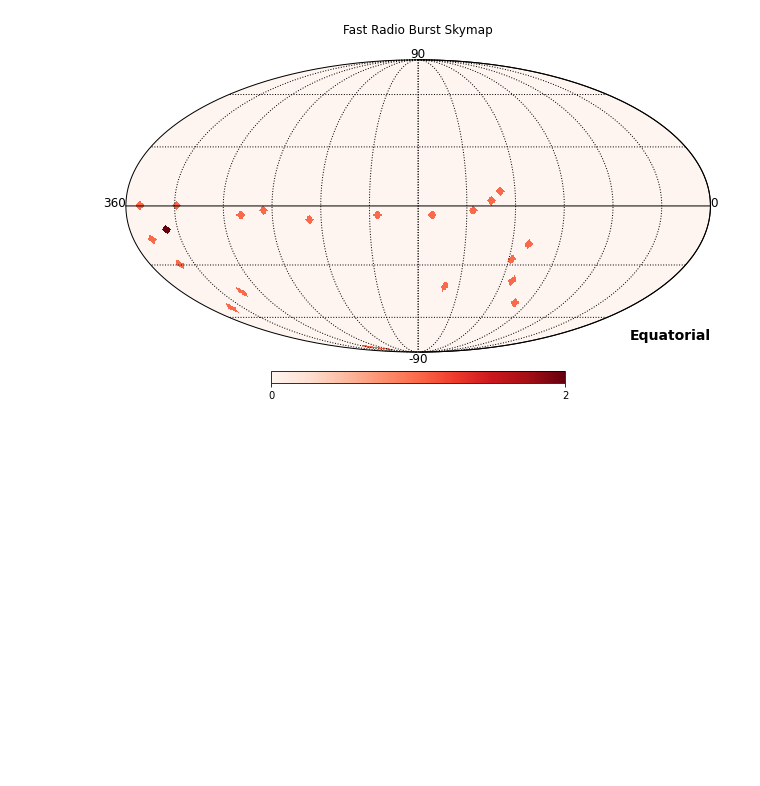
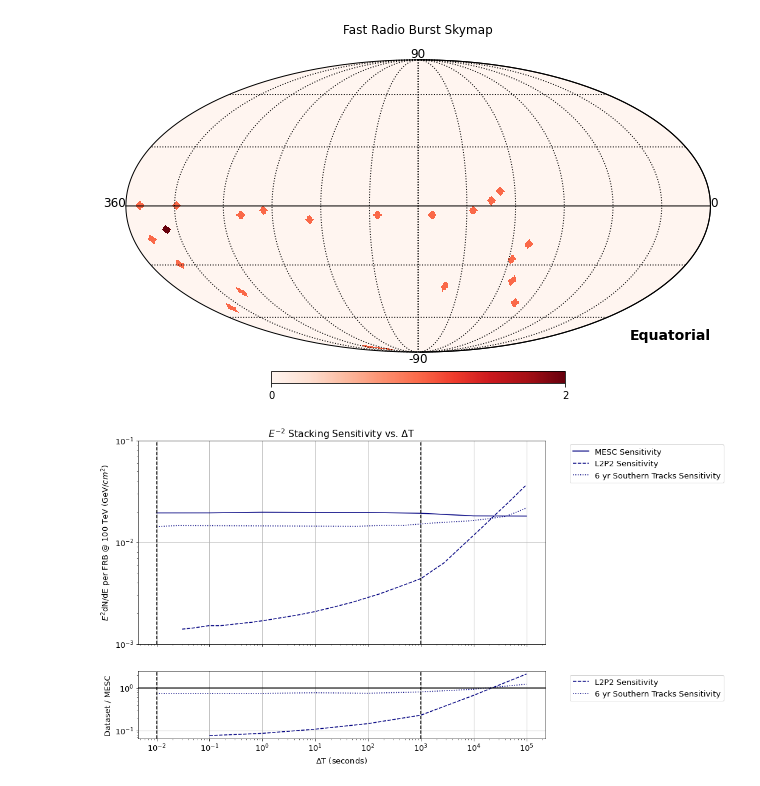
Before and after one commit to mkovacevich18/FRB_analysis, a Jupyter notebook: FRB_stacking_sensitivity_flux_calculations.ipynb, the cells around one changed output. Cells and saved outputs as stored; diff of their text form; code cells hidden in the pictures; blank space fills up the shorter version.

```diff
--- a/FRB_stacking_sensitivity_flux_calculations.ipynb
+++ b/FRB_stacking_sensitivity_flux_calculations.ipynb
@@ -1448,3 +1727,49 @@ plt.tight_layout()
 plt.savefig('/home/mkovacevich/public_html/plots/FRBhealpy.png')#, bbox_inches='tight')
 # %% [output]
 [figure]
+# %%
+plt.rcParams.update({'font.size': 13})
+fig, (ax1, ax2) = plt.subplots(2, figsize=(12,9), gridspec_kw = {'height_ratios':[3, 1]}, sharex=True)
+#ax1.subplot(2, 1, 1)
+ax1.plot(time_window_plot, sens_gamma_2_perFRB, color = 'navy', label = 'MESC Sensitivity')
+
+ax1.plot(l2p2_gamma2_extended_sens_dt, l2p2_gamm2_extended_sens,  color = 'navy', linestyle='--', label = r'L2P2 Sensitivity')
+
+ax1.plot(sixyear_tracks_gamma2_extended_dt, sixyear_tracks_gamma2_extended,  color = 'navy', linestyle=':',label = r'6 yr Southern Tracks Sensitivity')
+
+ax1.set_ylim(.001, 0.1)
+ax1.set_yscale('log')
+ax1.set_xscale('log')
+ax1.axvline(x=0.01, color = 'black', linestyle='--')
+ax1.axvline(x=1000.0, color = 'black',  linestyle='--')
+ax1.set_ylabel(r'$E^{2}$dN/dE per FRB @ 100 TeV (GeV/$cm^{2}$)')
+#plt.xlabel(r'$\Delta$T (seconds)')
+#ax1.set_xticks(color='white')
+ax1.grid(True)
+ax1.set_title(r'$E^{-2}$ Stacking Sensitivity vs. $\Delta$T')
+ax1.patch.set_facecolor('white')
+ax1.legend(bbox_to_anchor=(1.05, 1))
+#plt.subplots_adjust(hspace = 3.0)
+
+#ax2.subplot(2, 1, 2)
+#ax2.subplots(figsize=(10,5))
+#ax2.set_ylim(.5, 15)
+ax2.plot(time_window_plot[1::],extended_gamma_2_ratio_l2p2, color = 'navy', linestyle='--',label = 'L2P2 Sensitivity')
+ax2.plot(time_window_plot,extended_gamma_2_ratio_6year_southern, color = 'navy', linestyle=':',label = '6 yr Southern Tracks Sensitivity')
+#ax2.plot(time_window_plot[1::],extended_gamma_2_ratio_l2p2, color = 'navy', linestyle='--',label = 'x = L2P2 Sensitivity')
+
+ax2.set_xscale('log')
+ax2.set_yscale('log')
+ax2.axhline(y=1., color = 'black')
+ax2.axvline(x=0.01, color = 'black', linestyle='--')
+ax2.axvline(x=1000.0, color = 'black',  linestyle='--')
+ax2.grid()
+ax2.set_ylabel('Dataset / MESC')
+ax2.set_xlabel(r'$\Delta$T (seconds)' )
+ax2.legend(bbox_to_anchor=(1.05, 1), loc = 2)
+fig.patch.set_facecolor('white')
+
+fig.savefig('/home/mkovacevich/public_html/plots/E2StackingSensitivityComparisons_extended_dt.png', bbox_inches='tight')
+#plt.subplots_adjust(hspace = 3.0)
+# %% [output]
+[figure, added]
```
Also changed, not shown: parts of 14 cells of this notebook, 1 other file.
